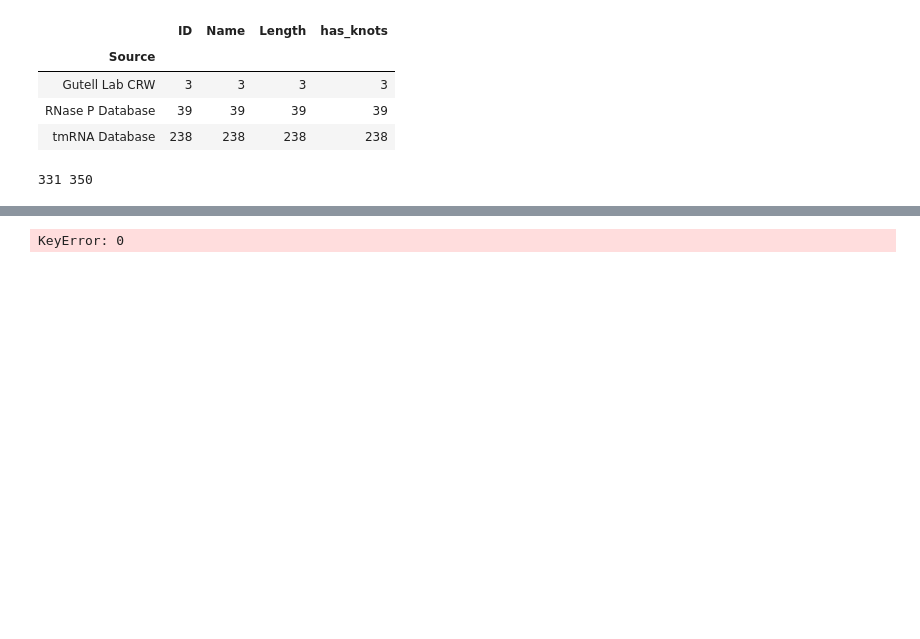
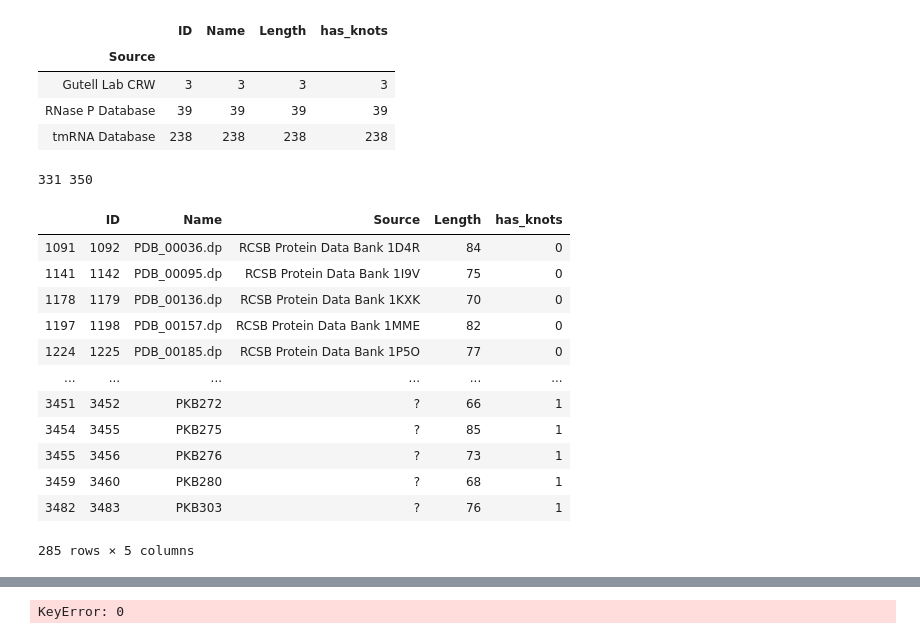
Before and after one commit to SacredArrow/Secondary_structure_public, a Jupyter notebook: Untitled.ipynb, the cells around one changed output, grey strips where cells are left out. Saved outputs shown, nothing was run; the diff lists cells and outputs as text; code cells hidden in the pictures; blank space fills up the shorter version.

```diff
--- a/Untitled.ipynb
+++ b/Untitled.ipynb
@@ -90,6 +90,21 @@ print(m, a.index(m))
 331 350
 # %%
 df_out = df[(df.Length <=90) & (df.Length >=60)]
+df_out
+# %% [output]
+|  | ID | Name | Source | Length | has_knots |
+| 1091 | 1092 | PDB_00036.dp | RCSB Protein Data Bank 1D4R | 84 | 0 |
+| 1141 | 1142 | PDB_00095.dp | RCSB Protein Data Bank 1I9V | 75 | 0 |
+| 1178 | 1179 | PDB_00136.dp | RCSB Protein Data Bank 1KXK | 70 | 0 |
+| 1197 | 1198 | PDB_00157.dp | RCSB Protein Data Bank 1MME | 82 | 0 |
+| 1224 | 1225 | PDB_00185.dp | RCSB Protein Data Bank 1P5O | 77 | 0 |
+| ... | ... | ... | ... | ... | ... |
+| 3451 | 3452 | PKB272 | ? | 66 | 1 |
+| 3454 | 3455 | PKB275 | ? | 85 | 1 |
+| 3455 | 3456 | PKB276 | ? | 73 | 1 |
+| 3459 | 3460 | PKB280 | ? | 68 | 1 |
+| 3482 | 3483 | PKB303 | ? | 76 | 1 |
+285 rows × 5 columns
 # %%
 df[(df.Length <=90) & (df.Length >=60) & (df.has_knots == 1)]
 # %% [output]
```
Also changed, not shown: parts of 3 cells of this notebook, 5 other files.
